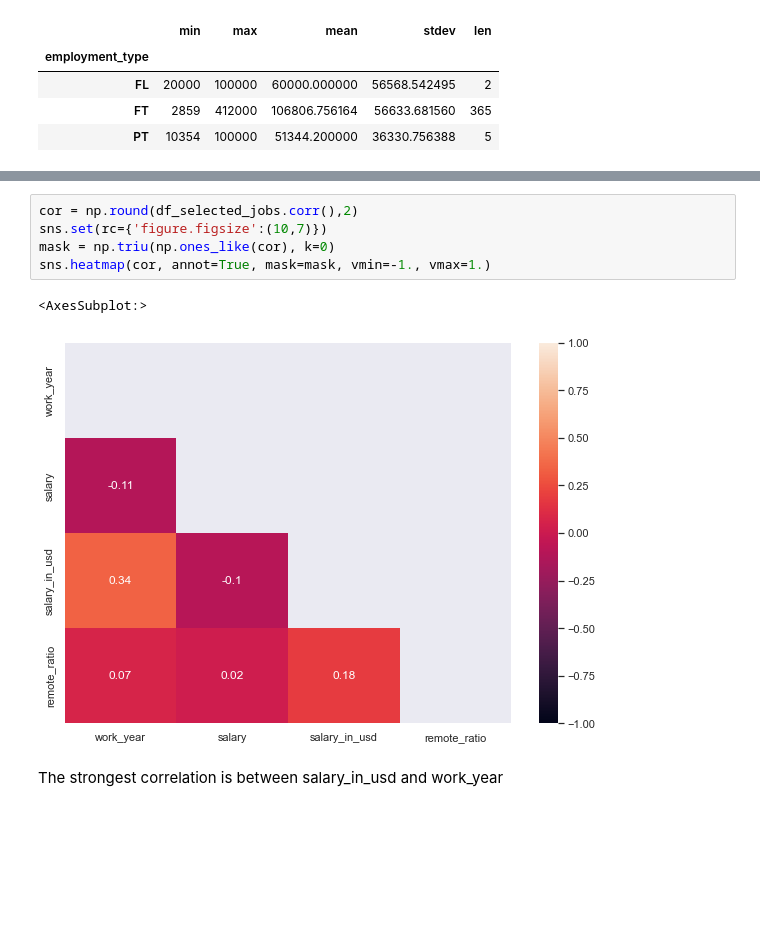
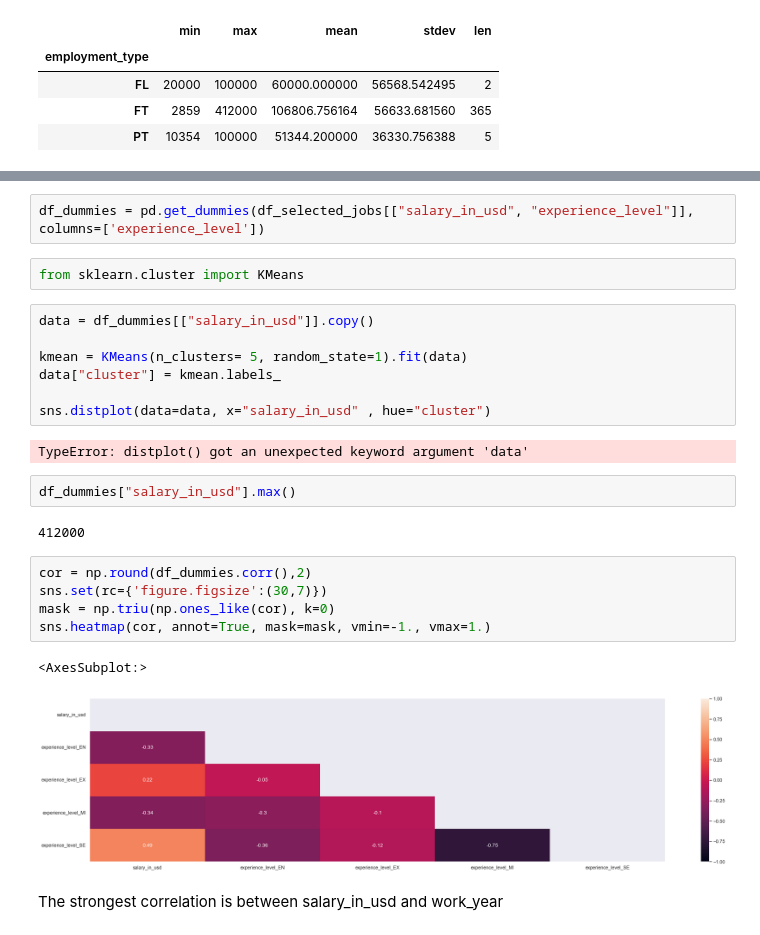
Before and after one commit to mateuszreliga/DS_Job_Salaries, a Jupyter notebook: ds_salaries.ipynb, the cells around one changed output, grey strips where cells are left out. Drawn from its saved outputs; the diff is of its cells as text; blank space fills up the shorter version.

```diff
--- a/ds_salaries.ipynb
+++ b/ds_salaries.ipynb
@@ -310,14 +311,31 @@ SG      1
 UA      1
 CH      1
 Name: employee_residence, dtype: int64
+# %%
+df_dummies = pd.get_dummies(df_selected_jobs[["salary_in_usd", "experience_level"]], columns=['experience_level'])
+# %%
+from sklearn.cluster import KMeans
+# %%
+data = df_dummies[["salary_in_usd"]].copy()
+
+kmean = KMeans(n_clusters= 5, random_state=1).fit(data)
+data["cluster"] = kmean.labels_
+
+sns.distplot(data=data, x="salary_in_usd" , hue="cluster")
+# %% [output]
+TypeError: distplot() got an unexpected keyword argument 'data'
+# %%
+df_dummies["salary_in_usd"].max()
+# %% [output]
+412000
 # %%
-cor = np.round(df_selected_jobs.corr(),2)
-sns.set(rc={'figure.figsize':(10,7)})
+cor = np.round(df_dummies.corr(),2)
+sns.set(rc={'figure.figsize':(30,7)})
 mask = np.triu(np.ones_like(cor), k=0)
 sns.heatmap(cor, annot=True, mask=mask, vmin=-1., vmax=1.)
 # %% [output]
 <AxesSubplot:>
-[figure, old version]
+[figure, new version]
 # %% [markdown]
 The strongest correlation is between salary_in_usd and work_year
 # %% [markdown]
```
Also changed, not shown: parts of 12 cells of this notebook.
